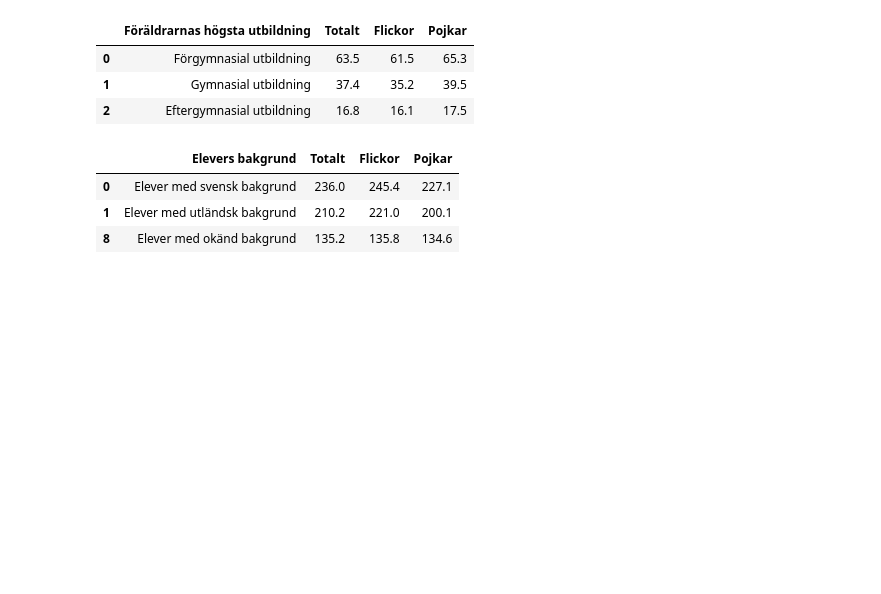
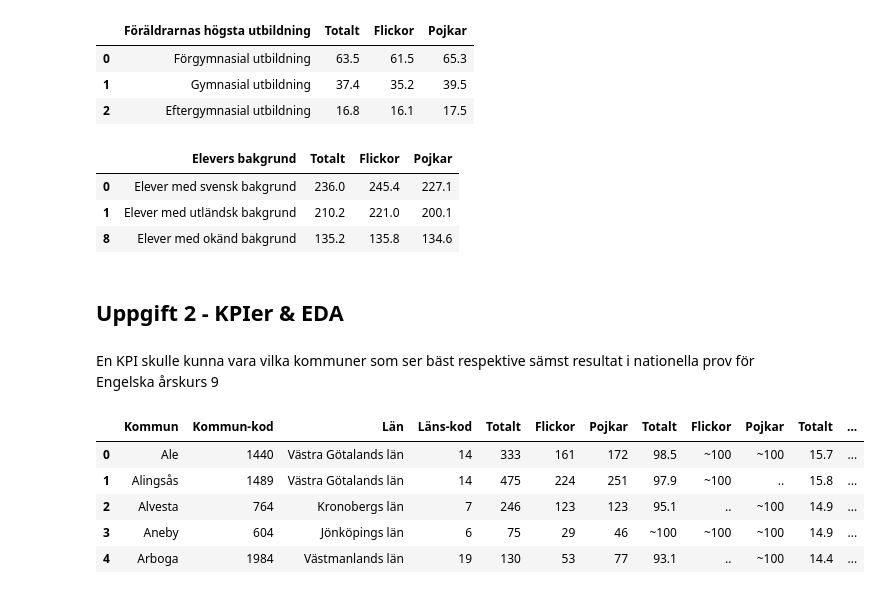
Before and after one commit to LordOfTurtles/Python-Erik-Johansson-OPA23, a Jupyter notebook: labb2/labb2.ipynb, the cells around one changed output. Cells and saved outputs as stored; diff of their text form; code cells hidden in the pictures; blank space fills up the shorter version.

Commit message:
KPI regions

```diff
--- a/labb2/labb2.ipynb
+++ b/labb2/labb2.ipynb
@@ -373,3 +373,17 @@ fig.update_xaxes(
 )
 
 fig.show()
+# %% [markdown]
+## Uppgift 2 - KPIer & EDA
+# %% [markdown]
+En KPI skulle kunna vara vilka kommuner som ser bäst respektive sämst resultat i nationella prov för Engelska årskurs 9
+# %%
+df_english_regions_23 = pd.read_excel("./data/betyg_o_prov_kommun.xlsx", sheet_name="Engelska", skiprows=8,)
+df_english_regions_23.head()
+# %% [output]
+|  | Kommun | Kommun-kod | Län | Läns-kod | Totalt | Flickor | Pojkar | Totalt | Flickor | Pojkar | Totalt | ... |
+| 0 | Ale | 1440 | Västra Götalands län | 14 | 333 | 161 | 172 | 98.5 | ~100 | ~100 | 15.7 | ... |
+| 1 | Alingsås | 1489 | Västra Götalands län | 14 | 475 | 224 | 251 | 97.9 | ~100 | .. | 15.8 | ... |
+| 2 | Alvesta | 764 | Kronobergs län | 7 | 246 | 123 | 123 | 95.1 | .. | ~100 | 14.9 | ... |
+| 3 | Aneby | 604 | Jönköpings län | 6 | 75 | 29 | 46 | ~100 | ~100 | ~100 | 14.9 | ... |
+| 4 | Arboga | 1984 | Västmanlands län | 19 | 130 | 53 | 77 | 93.1 | .. | ~100 | 14.4 | ... |
```
Also changed, not shown: parts of 6 cells of this notebook, 1 other file.
